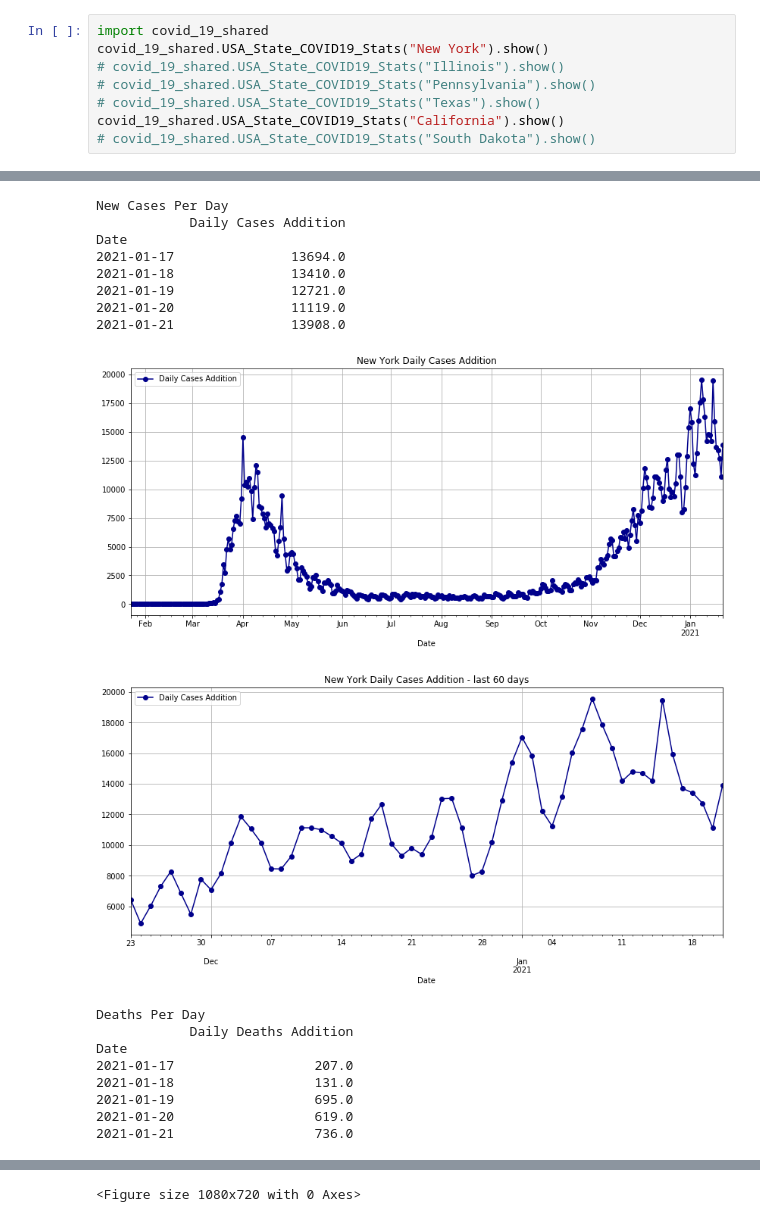
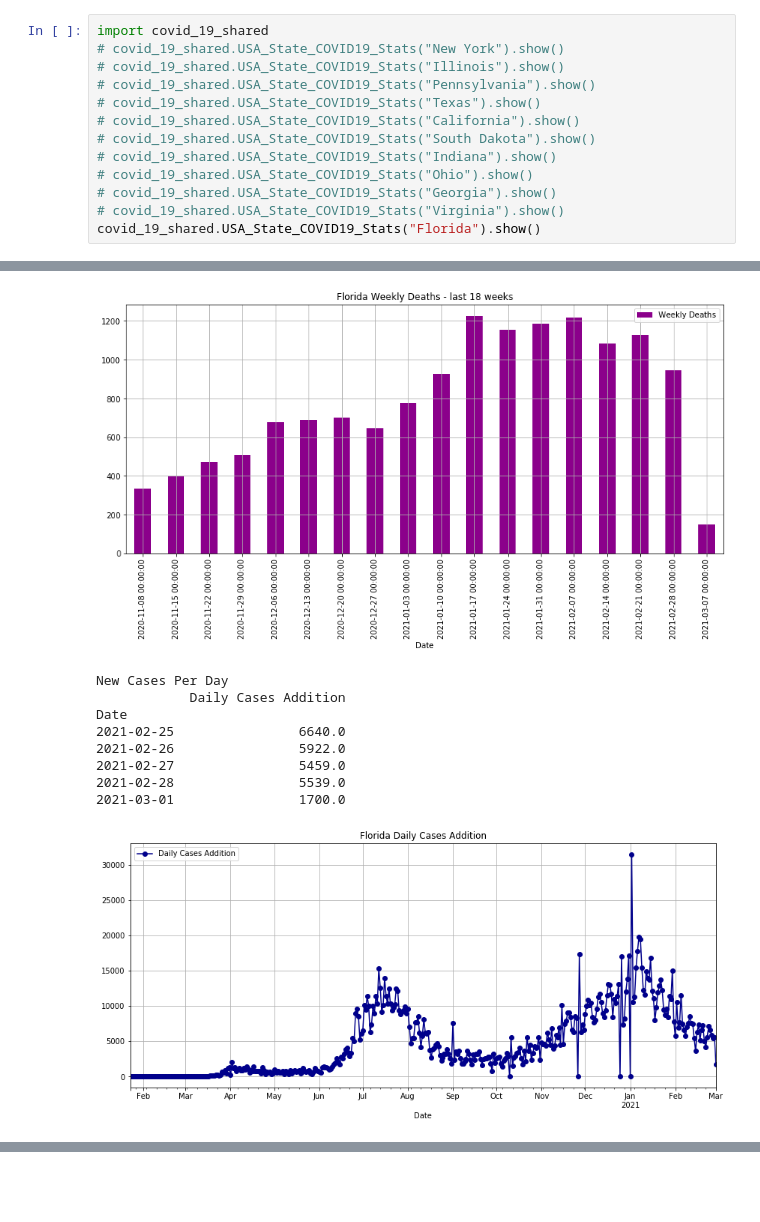
Before and after one commit to olegsheynin/data_analysis, a Jupyter notebook: covid-19/New York COVID-19.ipynb, the cells around one changed output, grey strips where cells are left out. Drawn from its saved outputs; the diff is of its cells as text; blank space fills up the shorter version.

```diff
--- a/covid-19/New York COVID-19.ipynb
+++ b/covid-19/New York COVID-19.ipynb
@@ -1,11 +1,16 @@
 # %%
 import covid_19_shared
-covid_19_shared.USA_State_COVID19_Stats("New York").show()
+# covid_19_shared.USA_State_COVID19_Stats("New York").show()
 # covid_19_shared.USA_State_COVID19_Stats("Illinois").show()
 # covid_19_shared.USA_State_COVID19_Stats("Pennsylvania").show()
 # covid_19_shared.USA_State_COVID19_Stats("Texas").show()
-covid_19_shared.USA_State_COVID19_Stats("California").show()
+# covid_19_shared.USA_State_COVID19_Stats("California").show()
 # covid_19_shared.USA_State_COVID19_Stats("South Dakota").show()
+# covid_19_shared.USA_State_COVID19_Stats("Indiana").show()
+# covid_19_shared.USA_State_COVID19_Stats("Ohio").show()
+# covid_19_shared.USA_State_COVID19_Stats("Georgia").show()
+# covid_19_shared.USA_State_COVID19_Stats("Virginia").show()
+covid_19_shared.USA_State_COVID19_Stats("Florida").show()
 # %% [output]
 Deaths Per Day
             Daily Deaths Addition
@@ -23,18 +28,10 @@ Date
+[figure, new version]
 New Cases Per Day
             Daily Cases Addition
 Date
-2021-01-17               13694.0
-2021-01-18               13410.0
-2021-01-19               12721.0
-2021-01-20               11119.0
-2021-01-21               13908.0
+2021-02-25                6640.0
+2021-02-26                5922.0
+2021-02-27                5459.0
+2021-02-28                5539.0
+2021-03-01                1700.0
-[figure, old version]
-[figure, old version]
+[figure, new version]
-Deaths Per Day
-            Daily Deaths Addition
-Date
-2021-01-17                  207.0
-2021-01-18                  131.0
-2021-01-19                  695.0
-2021-01-20                  619.0
-2021-01-21                  736.0
@@ -42 +38,0 @@ Date
-<Figure size 1080x720 with 0 Axes>
```
Also changed, not shown: parts of 1 cell of this notebook, 5 other files.
